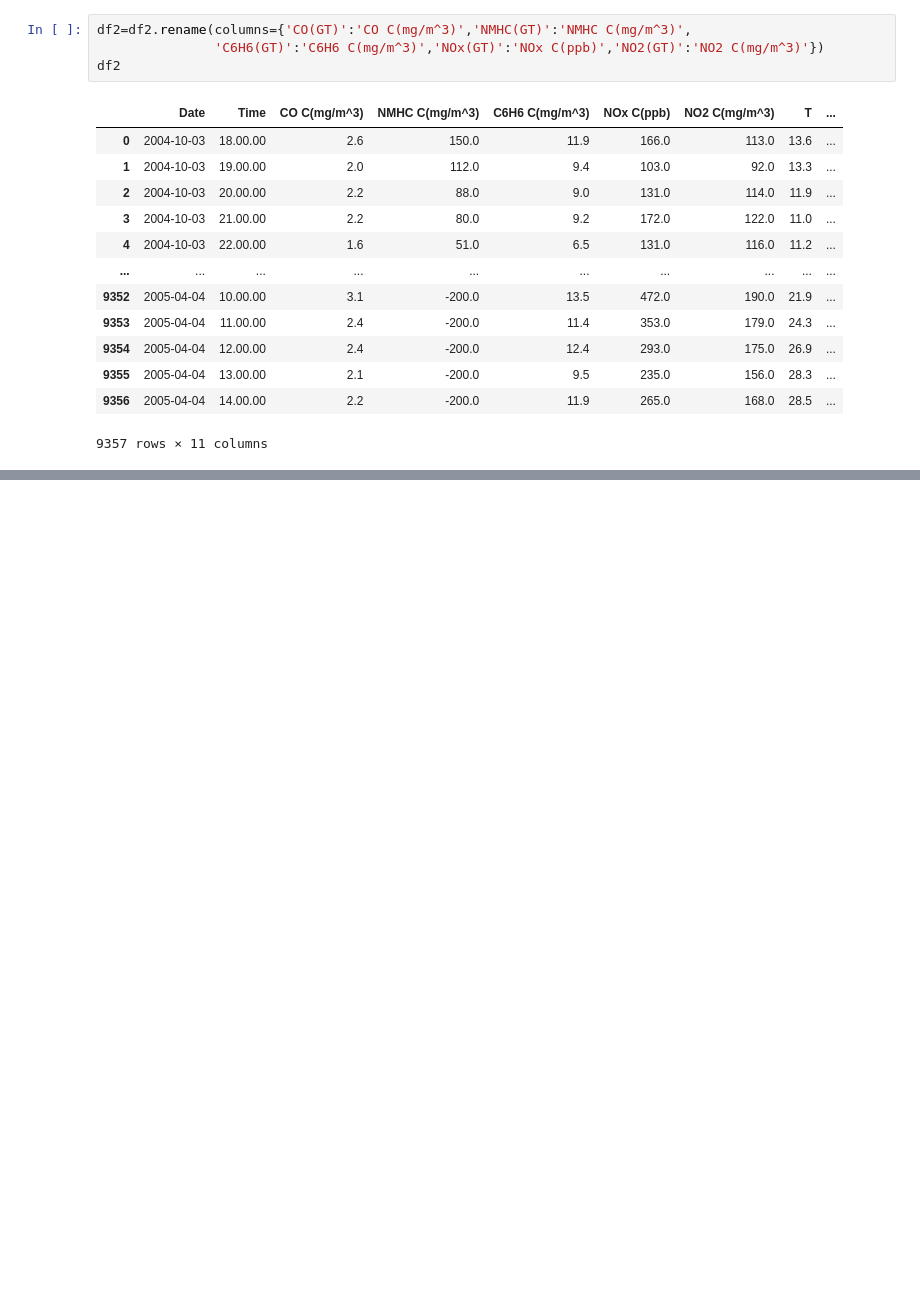
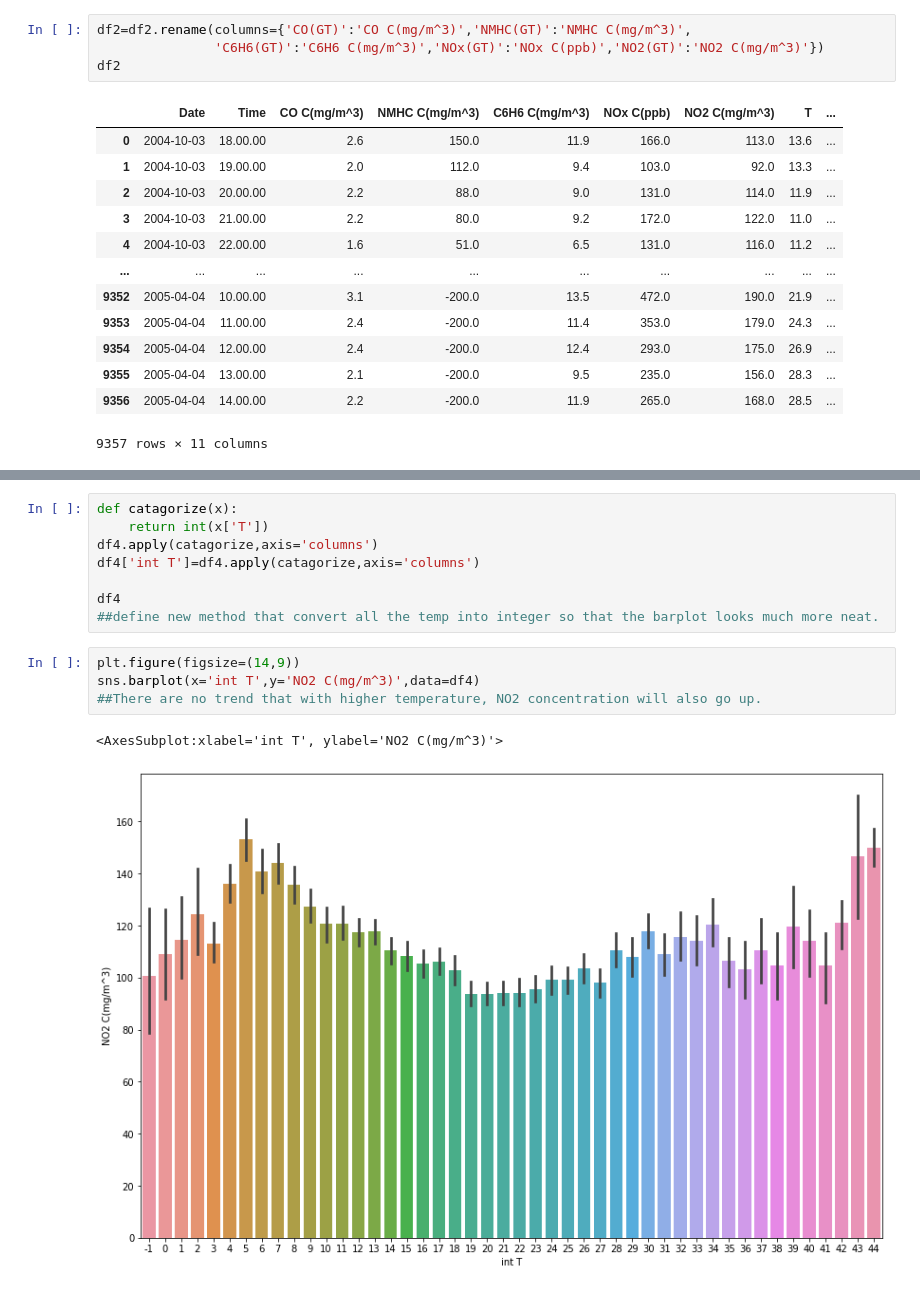
Before and after one commit to data301-2021-summer2/project-group55-project, a Jupyter notebook: analysis/analysis_notebook.ipynb, the cells around one changed output, grey strips where cells are left out. Cells and saved outputs as stored; diff of their text form; blank space fills up the shorter version.

```diff
--- a/analysis/analysis_notebook.ipynb
+++ b/analysis/analysis_notebook.ipynb
@@ -135,0 +149,15 @@ load_and_process("C:/Users/UX305/data301/data301Project/project-group55-project/
+# %%
+def catagorize(x):
+    return int(x['T'])
+df4.apply(catagorize,axis='columns')
+df4['int T']=df4.apply(catagorize,axis='columns')
+
+df4
+##define new method that convert all the temp into integer so that the barplot looks much more neat.
+# %%
+plt.figure(figsize=(14,9))
+sns.barplot(x='int T',y='NO2 C(mg/m^3)',data=df4)
+##There are no trend that with higher temperature, NO2 concentration will also go up.
+# %% [output]
+<AxesSubplot:xlabel='int T', ylabel='NO2 C(mg/m^3)'>
+[figure, added]
```
Also changed, not shown: parts of 7 cells of this notebook, 3 other files.
